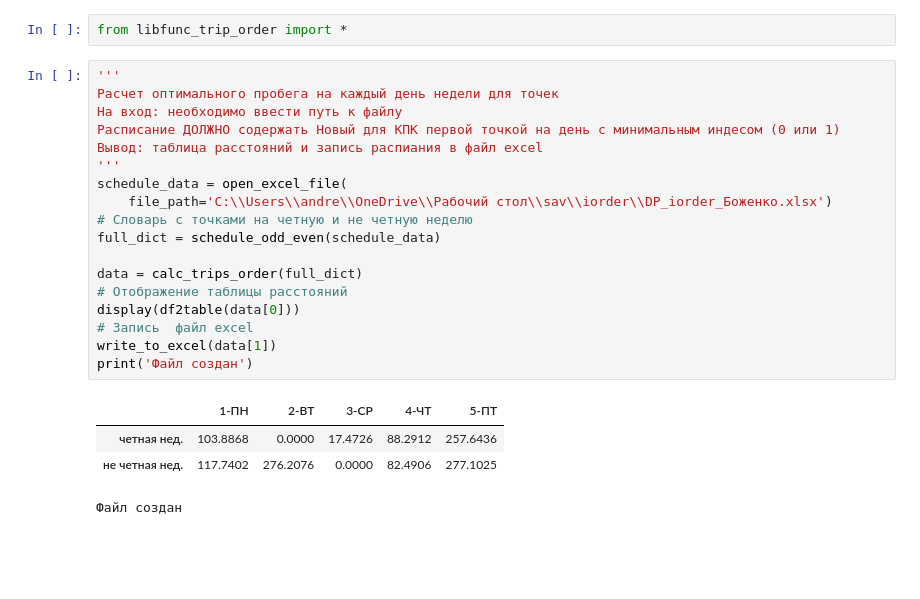
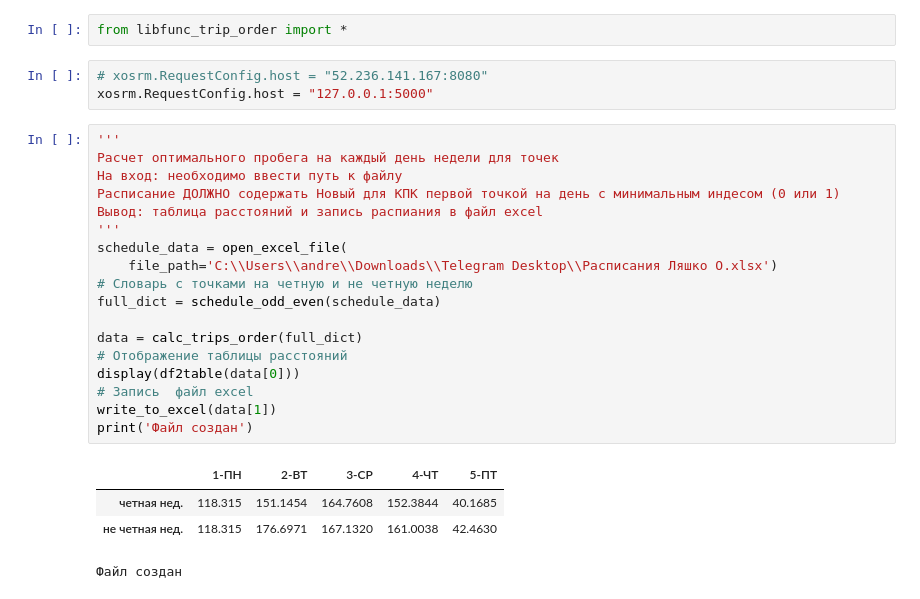
Before and after one commit to fugrusha/notebooks, a Jupyter notebook: Calculate the best trip order.ipynb, the cells around one changed output. Saved outputs shown, nothing was run; the diff lists cells and outputs as text; blank space fills up the shorter version.

```diff
--- a/Calculate the best trip order.ipynb
+++ b/Calculate the best trip order.ipynb
@@ -1,27 +1,30 @@
 # %%
 from libfunc_trip_order import *
+# %%
+# xosrm.RequestConfig.host = "52.236.141.167:8080"
+xosrm.RequestConfig.host = "127.0.0.1:5000"
 # %%
 '''
 Расчет оптимального пробега на каждый день недели для точек
 На вход: необходимо ввести путь к файлу
 Расписание ДОЛЖНО содержать Новый для КПК первой точкой на день с минимальным индесом (0 или 1)
 Вывод: таблица расстояний и запись распиания в файл excel
 '''
 schedule_data = open_excel_file(
-    file_path='C:\\Users\\andre\\OneDrive\\Рабочий стол\\sav\\iorder\\DP_iorder_Боженко.xlsx')
+    file_path='C:\\Users\\andre\\Downloads\\Telegram Desktop\\Расписания Ляшко О.xlsx')
 # Словарь с точками на четную и не четную неделю
 full_dict = schedule_odd_even(schedule_data)
 
 data = calc_trips_order(full_dict)
 # Отображение таблицы расстояний
 display(df2table(data[0]))
 # Запись  файл excel
 write_to_excel(data[1])
 print('Файл создан')
 # %% [output]
 |  | 1-ПН | 2-ВТ | 3-СР | 4-ЧТ | 5-ПТ |
-| четная нед. | 103.8868 | 0.0000 | 17.4726 | 88.2912 | 257.6436 |
-| не четная нед. | 117.7402 | 276.2076 | 0.0000 | 82.4906 | 277.1025 |
+| четная нед. | 118.315 | 151.1454 | 164.7608 | 152.3844 | 40.1685 |
+| не четная нед. | 118.315 | 176.6971 | 167.1320 | 161.0038 | 42.4630 |
 Файл создан
 # %%
 '''
```
Also changed, not shown: parts of 1 cell of this notebook, 3 other files.
